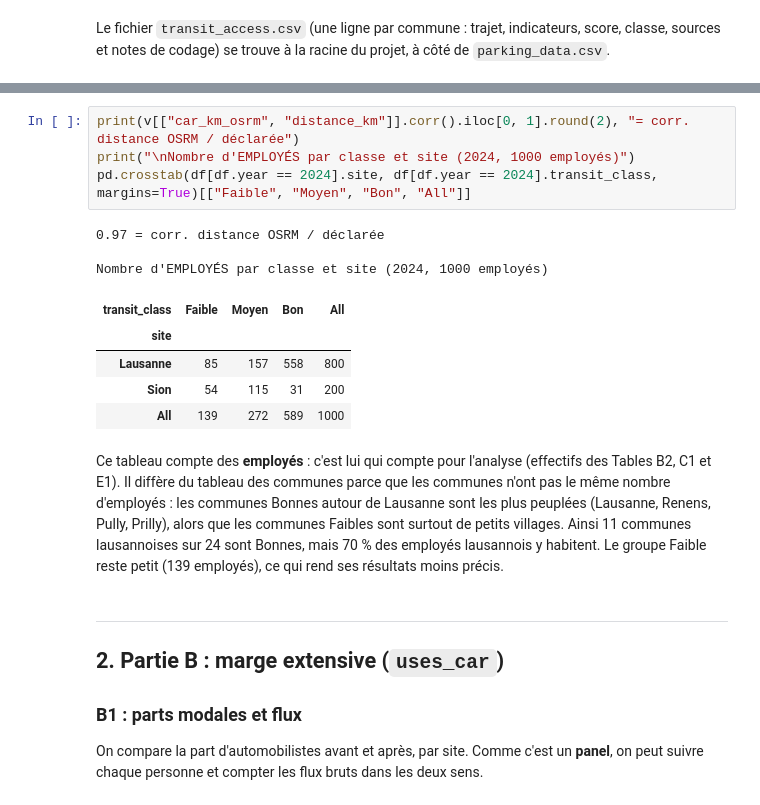
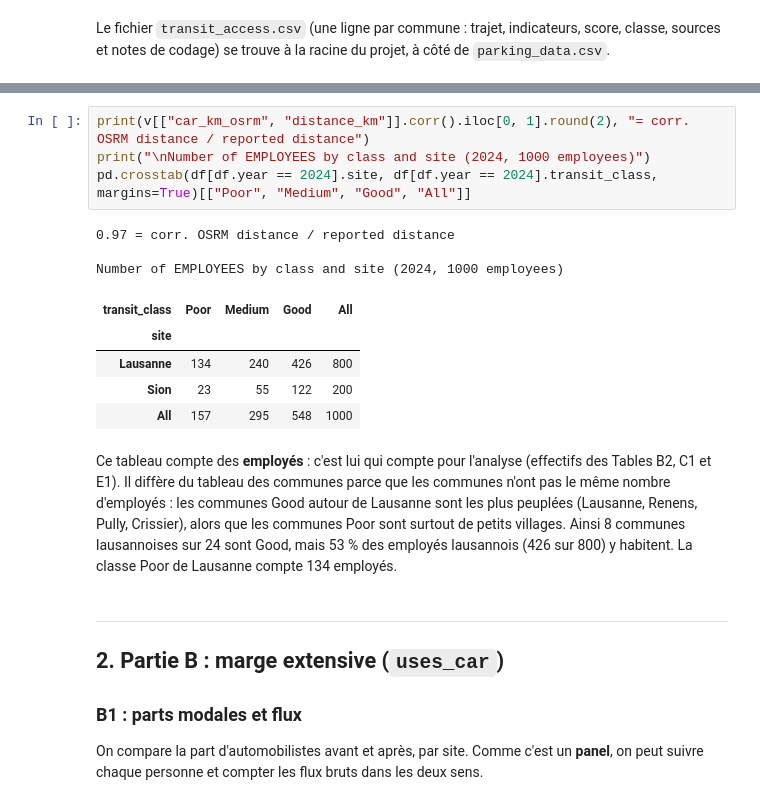
Before and after one commit to AndrewEberhardt/Public_Policy_Project, a Jupyter notebook: explications.ipynb, the cells around one changed output, grey strips where cells are left out. Saved outputs shown, nothing was run; the diff lists cells and outputs as text.

```diff
--- a/explications.ipynb
+++ b/explications.ipynb
@@ -377,23 +461,23 @@ Hérémence, Evolène) en bas.
 - *Horaire 2026* : l'horaire utilisé est celui de 2026, pas celui de 2024-2025.
 # %%
-print(v[["car_km_osrm", "distance_km"]].corr().iloc[0, 1].round(2), "= corr. distance OSRM / déclarée")
-print("\nNombre d'EMPLOYÉS par classe et site (2024, 1000 employés)")
-pd.crosstab(df[df.year == 2024].site, df[df.year == 2024].transit_class, margins=True)[["Faible", "Moyen", "Bon", "All"]]
+print(v[["car_km_osrm", "distance_km"]].corr().iloc[0, 1].round(2), "= corr. OSRM distance / reported distance")
+print("\nNumber of EMPLOYEES by class and site (2024, 1000 employees)")
+pd.crosstab(df[df.year == 2024].site, df[df.year == 2024].transit_class, margins=True)[["Poor", "Medium", "Good", "All"]]
 # %% [output]
-0.97 = corr. distance OSRM / déclarée
+0.97 = corr. OSRM distance / reported distance
 
-Nombre d'EMPLOYÉS par classe et site (2024, 1000 employés)
+Number of EMPLOYEES by class and site (2024, 1000 employees)
-| transit_class | Faible | Moyen | Bon | All |
+| transit_class | Poor | Medium | Good | All |
 | site |  |  |  |  |
-| Lausanne | 85 | 157 | 558 | 800 |
-| Sion | 54 | 115 | 31 | 200 |
-| All | 139 | 272 | 589 | 1000 |
+| Lausanne | 134 | 240 | 426 | 800 |
+| Sion | 23 | 55 | 122 | 200 |
+| All | 157 | 295 | 548 | 1000 |
 # %% [markdown]
 Ce tableau compte des **employés** : c'est lui qui compte pour l'analyse (effectifs des Tables B2, C1 et E1).
 Il diffère du tableau des communes parce que les communes n'ont pas le même nombre d'employés : les communes
-Bonnes autour de Lausanne sont les plus peuplées (Lausanne, Renens, Pully, Prilly), alors que les communes Faibles
-sont surtout de petits villages. Ainsi 11 communes lausannoises sur 24 sont Bonnes, mais 70 % des employés
-lausannois y habitent. Le groupe Faible reste petit (139 employés), ce qui rend ses résultats moins précis.
+Good autour de Lausanne sont les plus peuplées (Lausanne, Renens, Pully, Crissier), alors que les communes Poor
+sont surtout de petits villages. Ainsi 8 communes lausannoises sur 24 sont Good, mais 53 % des employés lausannois
+(426 sur 800) y habitent. La classe Poor de Lausanne compte 134 employés.
 # %% [markdown]
 ---
 ## 2. Partie B : marge extensive (`uses_car`)
```
Also changed, not shown: parts of 29 cells of this notebook, 47 other files.
